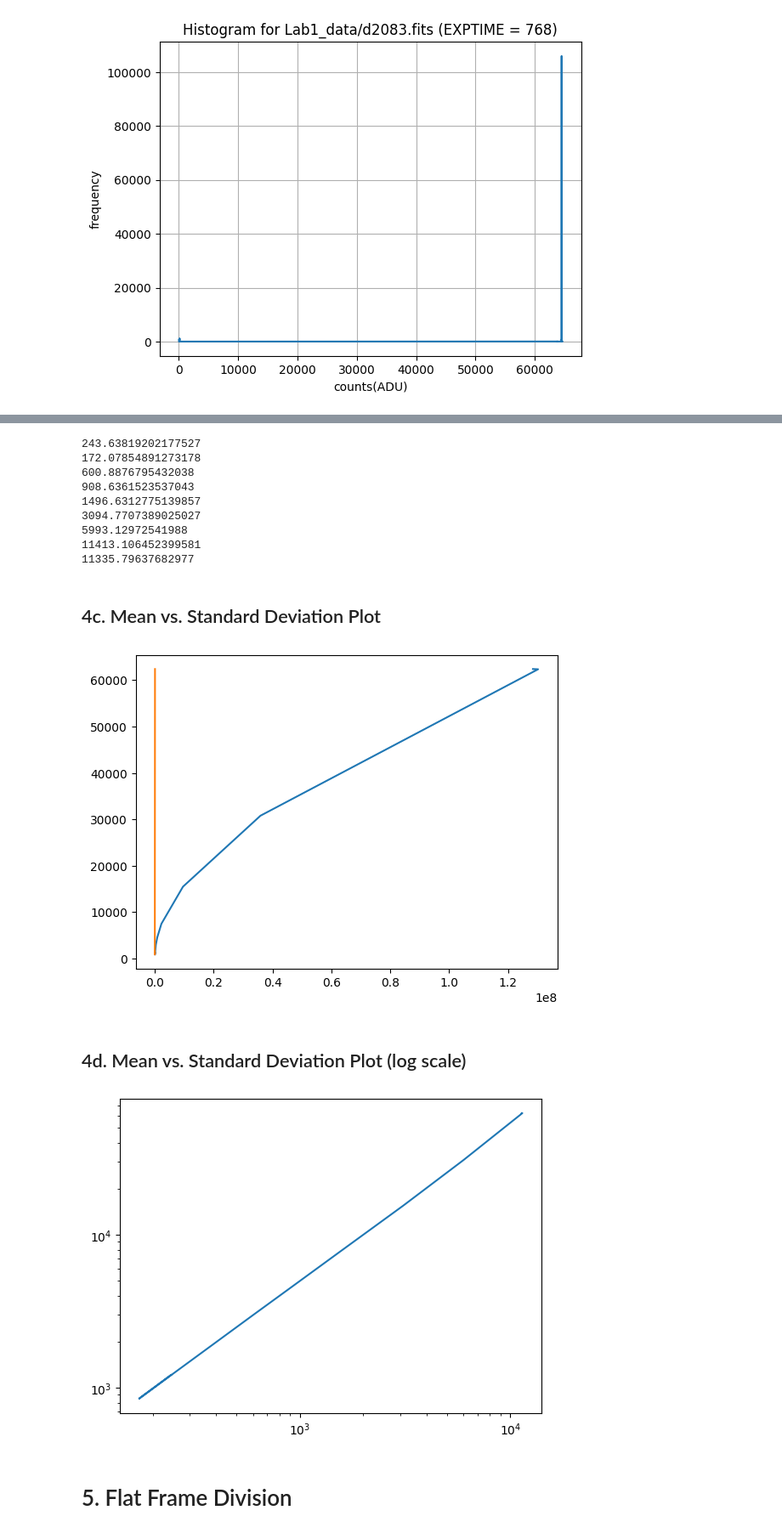
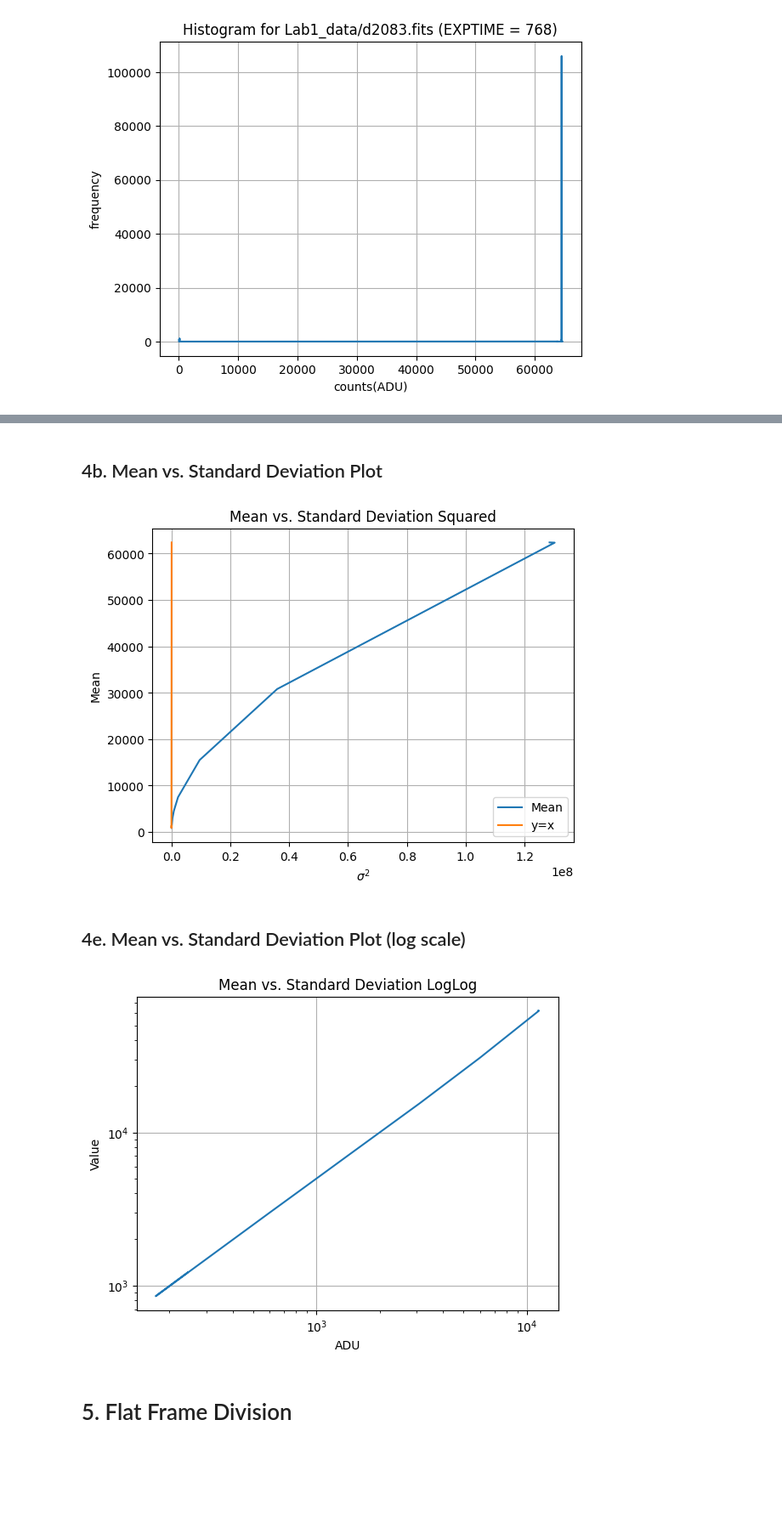
Before and after one commit to parkergeorge30/ASTRO150, a Jupyter notebook: Lab_1.ipynb, the cells around one changed output, grey strips where cells are left out. Shown at 85% size. Drawn from its saved outputs; the diff is of its cells as text; code cells hidden in the pictures; blank space fills up the shorter version.

```diff
--- a/Lab_1.ipynb
+++ b/Lab_1.ipynb
@@ -199,8 +246,8 @@ def histogram(file):
 
     farr = file.flatten()
 
-    hmin = int(round(farr.min(), 0))
-    hmax = int(round(farr.max(), 0))
+    hmin = int(farr.min())
+    hmax = int(farr.max())
     #hmax = int(farr.max())
 
     # initialize bins and empty count x[i]
@@ -220,12 +267,12 @@ def histogram(file):
 for i, data in enumerate(exp_frames):
 
     idx = int(i*5)
-    exp_time = get_exp(frames[idx])
+    exp_time = get_exp(reg_frames[idx])
     hr, hist = histogram(data)
     plt.plot(hr, hist)
     plt.xlabel('counts(ADU)')
     plt.ylabel('frequency')
-    plt.title(f'Histogram for {frames[idx]} (EXPTIME = {exp_time})')
+    plt.title(f'Histogram for {reg_frames[idx]} (EXPTIME = {exp_time})')
     plt.grid()
     plt.show()
 # %% [output]
@@ -244,4 +292,17 @@ for i, data in enumerate(exp_frames):
 # %%
-for data in exp_frames:
-    print(my_avg(data.flatten()))
+n = len(exp_frames)
+means = zeros(n)
+stds = zeros(n)
+
+for i,data in enumerate(exp_frames):
+    idx = int(i*5)
+    fdata = data.flatten()
+    file = reg_frames[idx]
+    exp_time = get_exp(reg_frames[idx])
+    means = my_avg(fdata)
+    stds = my_std(fdata)
+    print(f'File: {file} EXP:{exp_time}')
+    print(f'Mean: {means}')
+    print(f'Standard Deviation: {stds}')
+    print('------------------------')
 # %% [output]
@@ -259,18 +326,5 @@ for data in exp_frames:
-# %%
-for data in exp_frames:
-    print(my_std(data.flatten()))
-# %% [output]
-243.63819202177527
-172.07854891273178
-600.8876795432038
-908.6361523537043
-1496.6312775139857
-3094.7707389025027
-5993.12972541988
-11413.106452399581
-11335.79637682977
 # %% [markdown]
-## 4c. Mean vs. Standard Deviation Plot
+## 4b. Mean vs. Standard Deviation Plot
 # %%
 avg = zeros(len(exp_frames), dtype=float)
 dev = zeros(len(exp_frames), dtype=float)
@@ -284,18 +338,27 @@ devsqr = list(map(lambda x: x**2, dev))
 
 fig, ax = plt.subplots()
 
-ax.plot(devsqr,avg)
-ax.plot(avg,avg)
+ax.plot(devsqr,avg, label='Mean')
+ax.plot(avg,avg, label='y=x')
+plt.xlabel(r'$\sigma^2$')
+plt.ylabel('Mean')
+plt.title('Mean vs. Standard Deviation Squared')
+plt.grid()
+plt.legend()
 plt.show()
 # %% [output]
-[figure, old version]
+[figure, new version]
 # %% [markdown]
-## 4d. Mean vs. Standard Deviation Plot (log scale)
+## 4e. Mean vs. Standard Deviation Plot (log scale)
 # %%
 plt.loglog(dev,avg)
+plt.xlabel('ADU')
+plt.ylabel('Value')
+plt.title('Mean vs. Standard Deviation LogLog')
+plt.grid()
 plt.show()
 # %% [output]
-[figure, old version]
+[figure, new version]
 # %% [markdown]
 # 5. Flat Frame Division
 # %%
```
Also changed, not shown: parts of 20 cells of this notebook.
